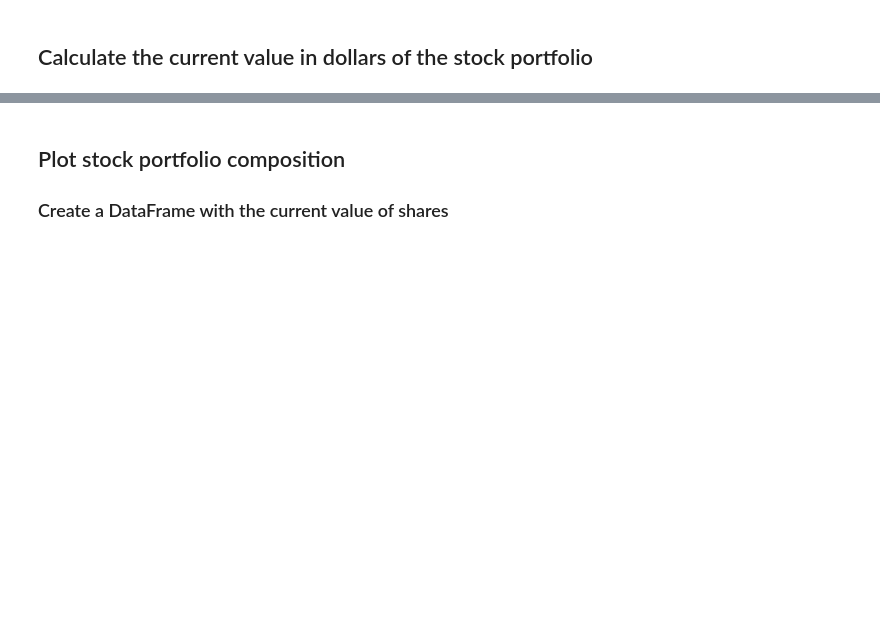
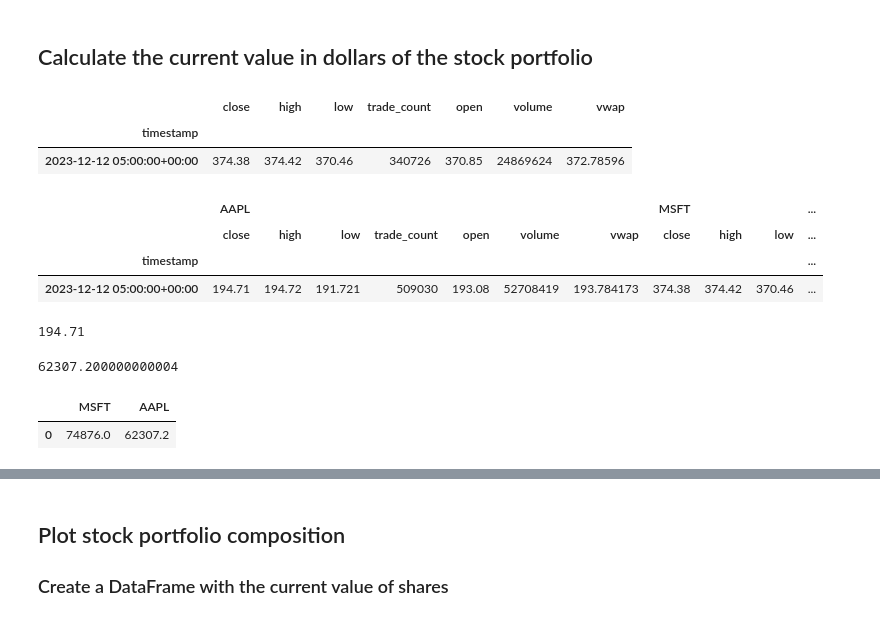
Before and after one commit to softmaxhuanchen/pandas, a Jupyter notebook: api-part2-live/api-part2-live.ipynb, the cells around one changed output, grey strips where cells are left out. Cells and saved outputs as stored; diff of their text form; code cells hidden in the pictures; blank space fills up the shorter version.

```diff
--- a/api-part2-live/api-part2-live.ipynb
+++ b/api-part2-live/api-part2-live.ipynb
@@ -33,2 +83,5 @@ import alpaca_trade_api as tradeapi
 # %% [markdown]
 ## Set a variable `today` with current date using ISO format
+# %%
+today = pd.Timestamp('2023-12-12', tz='America/New_York').isoformat()
+today
@@ -35,4 +90,9 @@ import alpaca_trade_api as tradeapi
 # %% [markdown]
 ## Set a variable `timeframe` with value equal to `1Day`
+# %%
+timeframe = '1Day'
 # %% [markdown]
 ## Create a DataFrame with current price data for `MSFT` & `AAPL` using `alpaca.get_bars()`
+# %%
+df_portfolio = alpaca.get_bars(tickers, timeframe, start = today, end = today).df
+df_portfolio
@@ -39,2 +104,41 @@ import alpaca_trade_api as tradeapi
 # %% [markdown]
 ## Calculate the current value in dollars of the stock portfolio
+# %%
+AAPL = df_portfolio[df_portfolio['symbol'] == 'AAPL']
+AAPL = AAPL.drop('symbol', axis = 1)
+AAPL
+MSFT = df_portfolio[df_portfolio['symbol']=='MSFT'].drop('symbol', axis=1)
+MSFT
+# %% [output]
+|  | close | high | low | trade_count | open | volume | vwap |
+| timestamp |  |  |  |  |  |  |  |
+| 2023-12-12 05:00:00+00:00 | 374.38 | 374.42 | 370.46 | 340726 | 370.85 | 24869624 | 372.78596 |
+# %%
+df_portfolio = pd.concat([AAPL, MSFT], axis = 1, keys = ['AAPL', 'MSFT'])
+df_portfolio
+# %% [output]
+|  | AAPL |  |  |  |  |  |  | MSFT |  |  | ... |
+|  | close | high | low | trade_count | open | volume | vwap | close | high | low | ... |
+| timestamp |  |  |  |  |  |  |  |  |  |  | ... |
+| 2023-12-12 05:00:00+00:00 | 194.71 | 194.72 | 191.721 | 509030 | 193.08 | 52708419 | 193.784173 | 374.38 | 374.42 | 370.46 | ... |
+# %%
+msft_price = df_portfolio['MSFT']['close'].iloc[0]
+msft_price
+aapl_price = df_portfolio['AAPL']['close'].iloc[0]
+aapl_price
+# %% [output]
+194.71
+# %%
+msft_value = msft_price * df_shares.loc["MSFT"]["shares"]
+msft_value
+aapl_value = aapl_price * df_shares.loc["AAPL"]["shares"]
+aapl_value
+# %% [output]
+62307.200000000004
+# %%
+value_data = {"MSFT": [msft_value], "AAPL": [aapl_value]}
+df_value = pd.DataFrame(value_data)
+df_value
+# %% [output]
+|  | MSFT | AAPL |
+| 0 | 74876.0 | 62307.2 |
```
Also changed, not shown: parts of 14 cells of this notebook, 3 other files.
